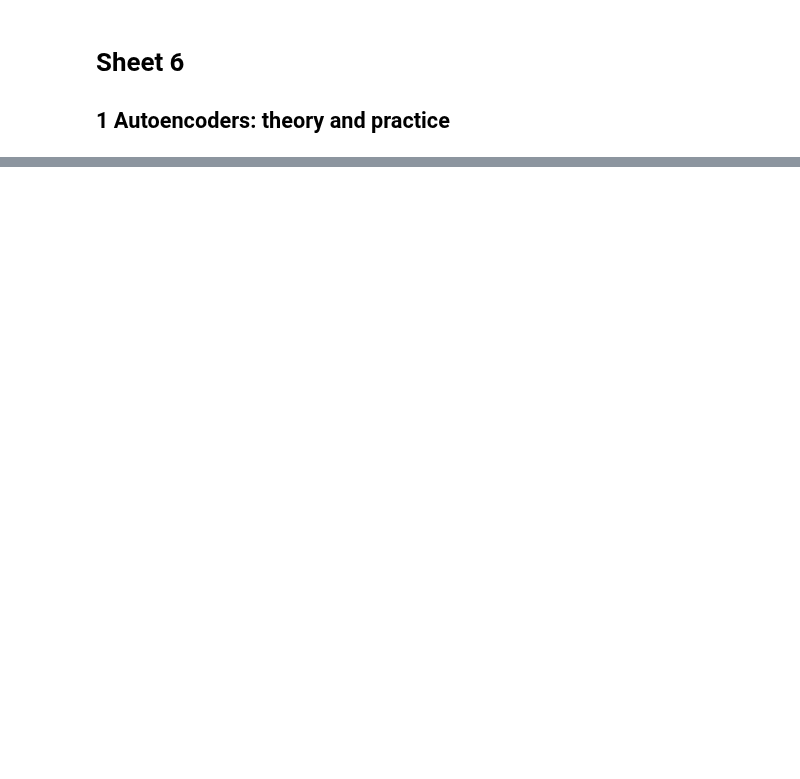
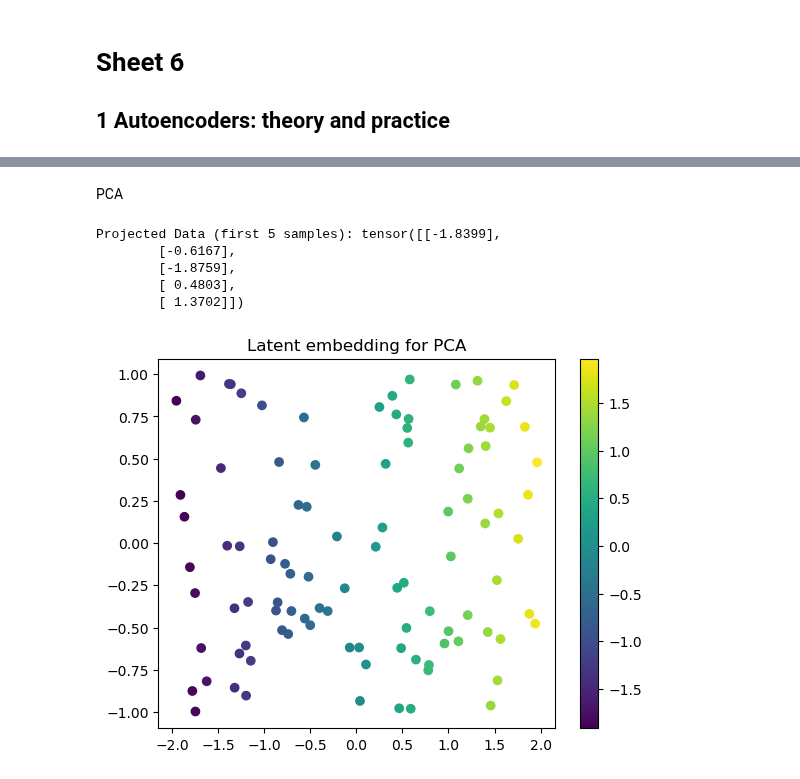
Before and after one commit to Claitos/mlph_w24, a Jupyter notebook: sheet06/Exercise06_Kusch_Reckermann_Weinreich.ipynb, the cells around one changed output, grey strips where cells are left out. Cells and saved outputs as stored; diff of their text form; code cells hidden in the pictures; blank space fills up the shorter version.

```diff
--- a/sheet06/Exercise06_Kusch_Reckermann_Weinreich.ipynb
+++ b/sheet06/Exercise06_Kusch_Reckermann_Weinreich.ipynb
@@ -145,0 +183,57 @@ trainer.fit(autoencoder_module, data_loader)
+# %% [markdown]
+PCA
+# %%
+import torch
+
+def pca(data, num_components):
+
+    # Center the data
+    mean = torch.mean(data, dim=0)
+    centered_data = data - mean
+
+    # Compute the covariance matrix
+    covariance_matrix = torch.mm(centered_data.T, centered_data) / (data.shape[0] - 1)
+
+    # Calculate eigenvalues and eigenvectors using torch.linalg.eig()
+    eigenvalues, eigenvectors = torch.linalg.eig(covariance_matrix)
+
+    # Convert complex eigenvalues to real (if negligible imaginary parts exist)
+    eigenvalues = eigenvalues.real
+    eigenvectors = eigenvectors.real
+
+    # Sort by descending eigenvalues
+    sorted_indices = torch.argsort(eigenvalues, descending=True)
+    eigenvalues = eigenvalues[sorted_indices]
+    eigenvectors = eigenvectors[:, sorted_indices]
+
+    # Select the top principal components
+    components = eigenvectors[:, :num_components]
+    projected_data = torch.mm(centered_data, components)
+
+    # Explained variance
+    explained_variance = eigenvalues[:num_components]
+
+    return projected_data, explained_variance, components
+
+# Example: Applying PCA to generated data
+num_components = 1
+projected_data, explained_variance, components = pca(data, num_components)
+
+print("Projected Data (first 5 samples):", projected_data[:5])
+# %% [output]
+Projected Data (first 5 samples): tensor([[-1.8399],
+        [-0.6167],
+        [-1.8759],
+        [ 0.4803],
+        [ 1.3702]])
+# %%
+x = data[:,0].detach().numpy()
+y = data[:,1].detach().numpy()
+latent = projected_data[:, 0].detach().numpy()
+
+plt.scatter(x, y, c=latent)
+plt.title("Latent embedding for PCA")
+plt.colorbar()
+plt.show()
+# %% [output]
+[figure, added]
```
Also changed, not shown: parts of 8 cells of this notebook.
